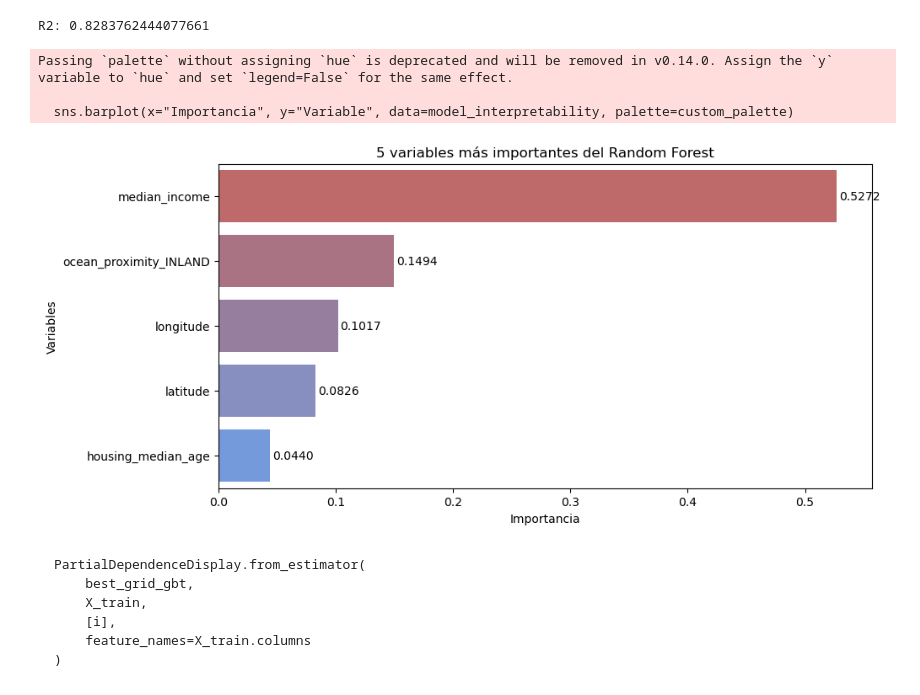
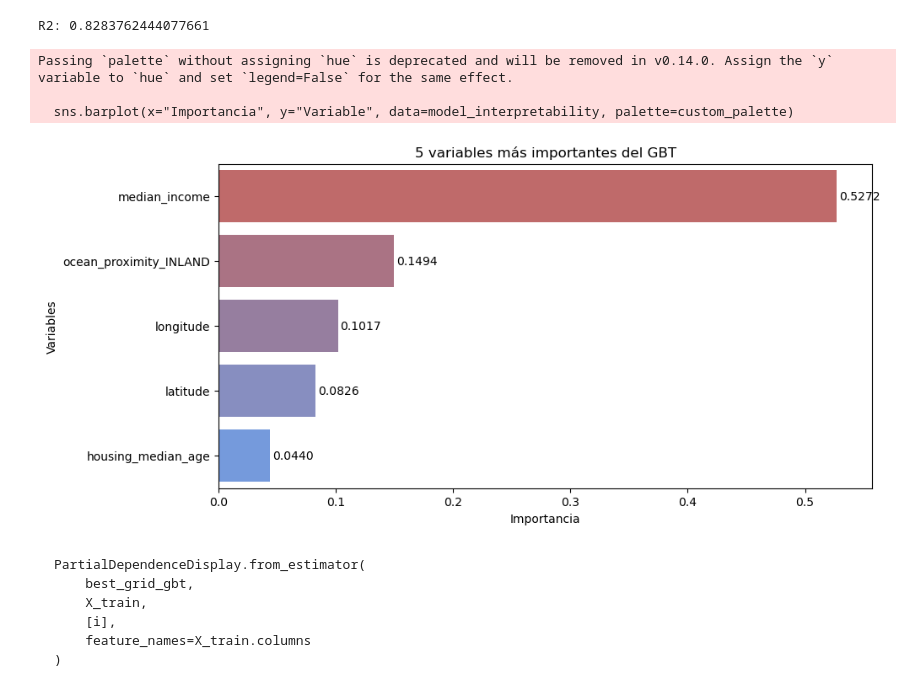
Before and after one commit to zayo1511/LabAprEst, a Jupyter notebook: Parcial3/Aplicacion_GBT_regresion_sin_resolver.ipynb, the cells around one changed output. Cells and saved outputs as stored; diff of their text form; code cells hidden in the pictures.

```diff
--- a/Parcial3/Aplicacion_GBT_regresion_sin_resolver.ipynb
+++ b/Parcial3/Aplicacion_GBT_regresion_sin_resolver.ipynb
@@ -67,31 +67,31 @@ R2: 0.8283762444077661
 # %%
 # Entendiendo el modelo
 def interpretability(X, model, n_var):
     model_interpretability = pd.DataFrame({
           'Variable': X.keys(),
           'Importancia': model.feature_importances_
     })
     model_interpretability = model_interpretability.sort_values(by='Importancia', ascending=False).head(n_var)
 
     cmap = LinearSegmentedColormap.from_list("custom_coolwarm", [colors[1], colors[0]])
     custom_palette = sns.color_palette([cmap(i) for i in np.linspace(0, 1, len(model_interpretability))])
 
     plt.figure(figsize=(10, 5))
     sns.barplot(x="Importancia", y="Variable", data=model_interpretability, palette=custom_palette)
     for index, value in enumerate(model_interpretability["Importancia"]):
         plt.text(value + 0.002, index, f"{value:.4f}", va="center", fontsize=10)
     plt.xlabel('Importancia')
     plt.xlim(0, max(model_interpretability["Importancia"]) + 0.03)
     plt.ylabel('Variables')
-    plt.title(f'{n_var} variables más importantes del Random Forest')
+    plt.title(f'{n_var} variables más importantes del GBT')
     plt.show()
 
 interpretability(X, best_model, 5)
 # %% [output]
 Passing `palette` without assigning `hue` is deprecated and will be removed in v0.14.0. Assign the `y` variable to `hue` and set `legend=False` for the same effect.
 
   sns.barplot(x="Importancia", y="Variable", data=model_interpretability, palette=custom_palette)
-[figure, old version]
+[figure, new version]
 # %% [markdown]
     PartialDependenceDisplay.from_estimator(
         best_grid_gbt,
```
